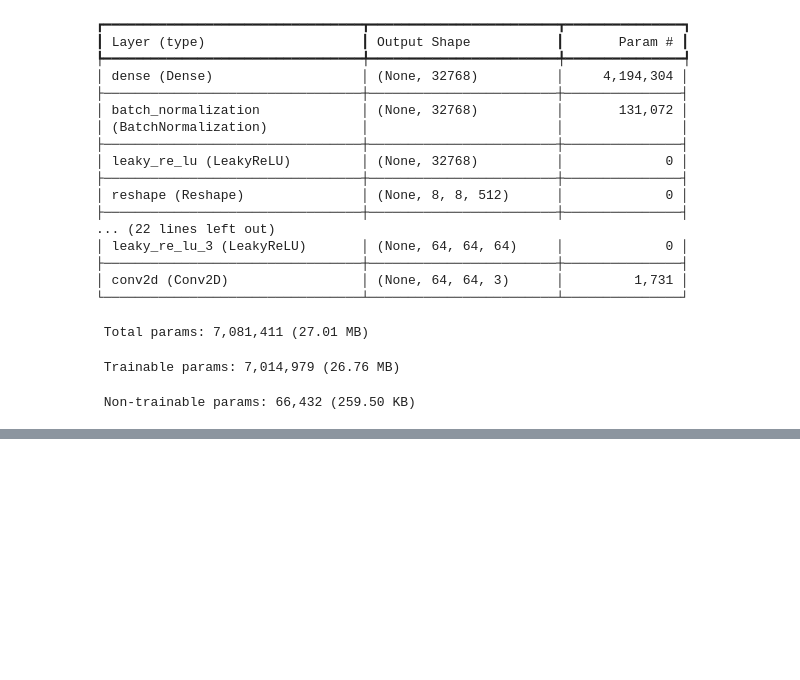
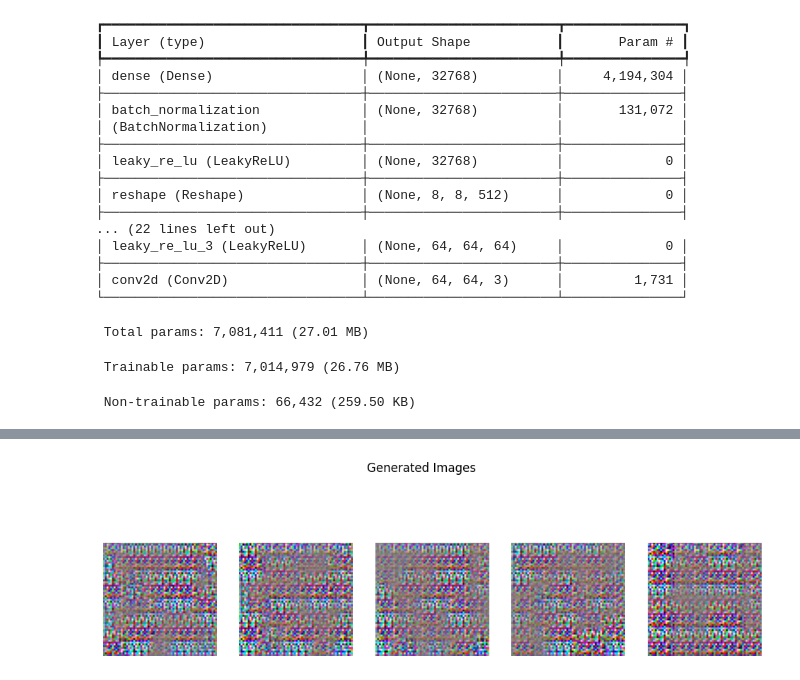
Before and after one commit to najibjones111-ai/Tugas, a Jupyter notebook: Model_DCGAN.ipynb, the cells around one changed output, grey strips where cells are left out. Saved outputs shown, nothing was run; the diff lists cells and outputs as text; code cells hidden in the pictures; blank space fills up the shorter version.

```diff
--- a/Model_DCGAN.ipynb
+++ b/Model_DCGAN.ipynb
@@ -333,0 +324,22 @@ Epoch 6/200
+# %%
+num_generated_images = 5
+
+# Generate random latent vectors
+random_latent_vectors = tf.random.normal(shape=(num_generated_images, latent_dim))
+
+# Generate images using the generator
+generated_images = generator.predict(random_latent_vectors)
+
+# Denormalize the images from [-1, 1] to [0, 255]
+generated_images = (generated_images * 127.5) + 127.5
+generated_images = tf.cast(generated_images, tf.uint8)
+
+# Display the generated images
+plt.figure(figsize=(12, 4))
+for i in range(num_generated_images):
+    plt.subplot(1, num_generated_images, i + 1)
+    plt.imshow(generated_images[i].numpy())
+    plt.axis('off')
+plt.suptitle("Generated Images")
+plt.show()
+# %% [output]
@@ -333,0 +347 @@ Epoch 6/200
+[figure, added]
```
Also changed, not shown: parts of 5 cells of this notebook.
